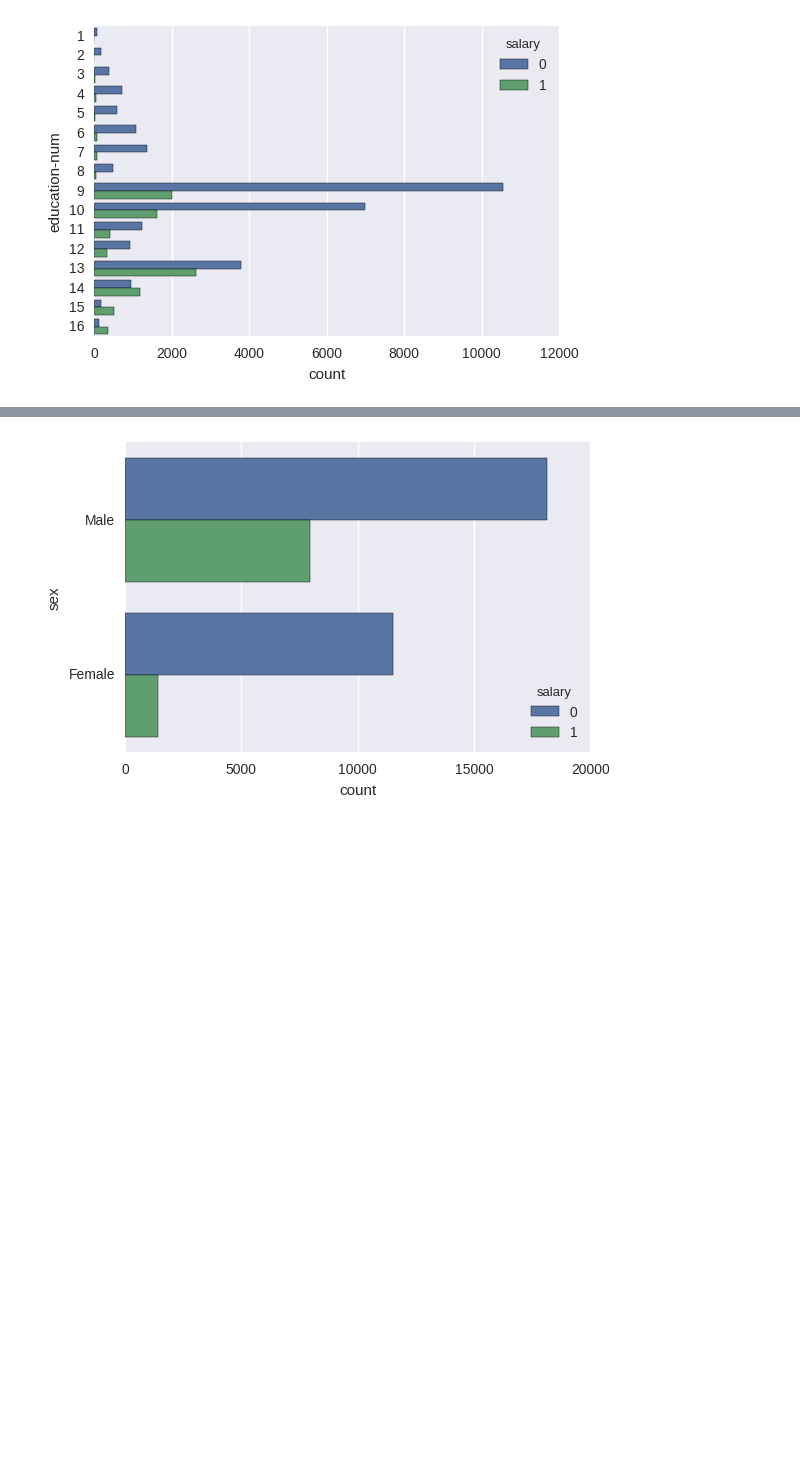
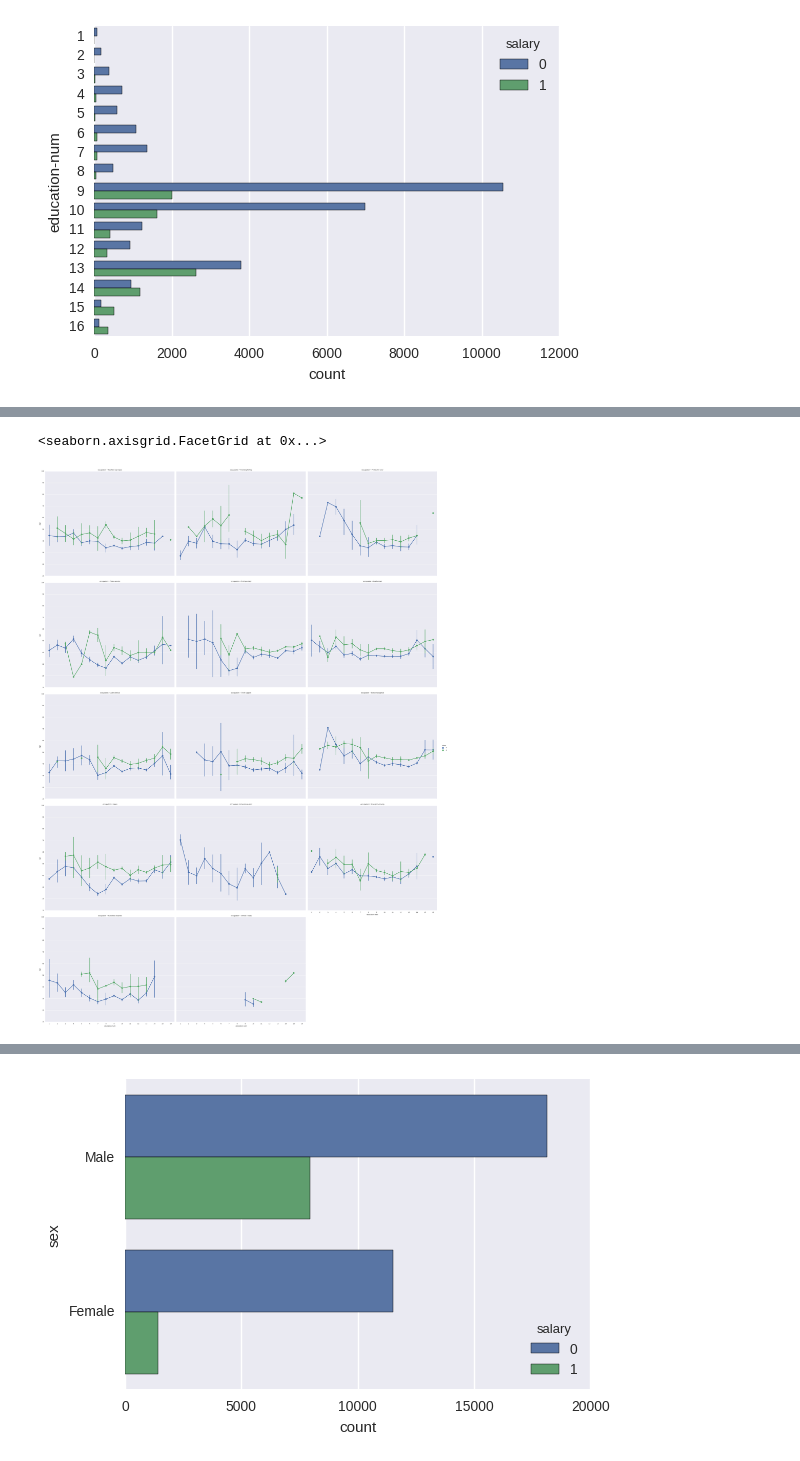
Before and after one commit to SeeTheC/Machine-Learning, a Jupyter notebook: Assignment_2/visualization.ipynb, the cells around one changed output, grey strips where cells are left out. Cells and saved outputs as stored; diff of their text form; code cells hidden in the pictures; blank space fills up the shorter version.

```diff
--- a/Assignment_2/visualization.ipynb
+++ b/Assignment_2/visualization.ipynb
@@ -211,3 +217,8 @@ sb.countplot(y="education-num", hue='salary', data=trained_dataset)
+# %%
+sb.factorplot(x="education-num", y="age", hue="salary", col="occupation", size=20,col_wrap=1, data=trained_dataset)
+# %% [output]
+<seaborn.axisgrid.FacetGrid at 0x...>
+[figure, added]
 # %%
 plt.figure(figsize=(7,10), dpi=300)
 p=sb.countplot(y="native-country", hue='salary',data=trained_dataset)
```
Also changed, not shown: parts of 2 cells of this notebook, 5 other files.
